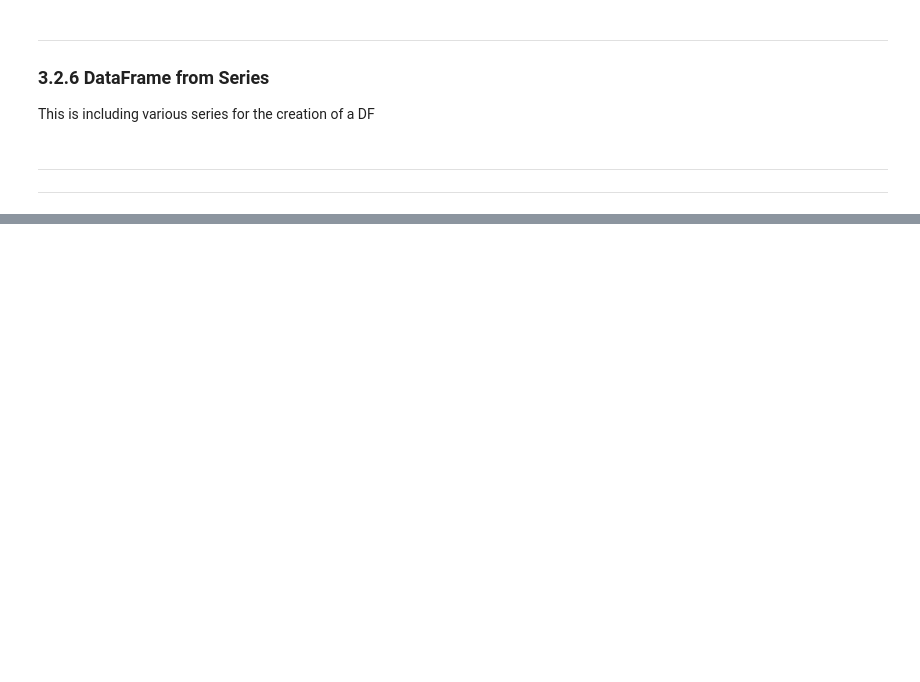
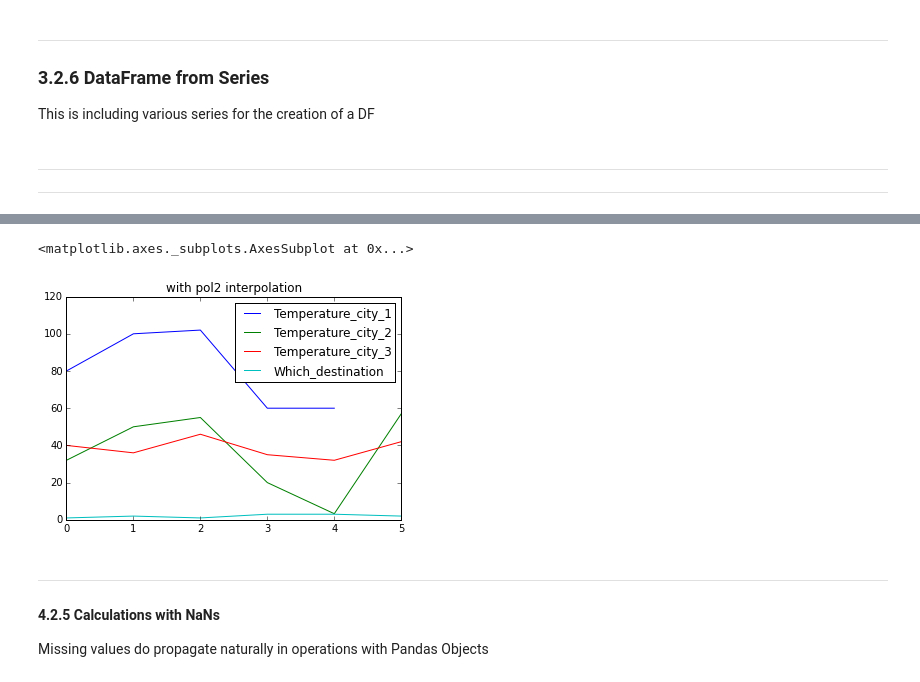
Before and after one commit to nkarast/notebooks, a Jupyter notebook: pandas_data_munging.ipynb, the cells around one changed output, grey strips where cells are left out. Cells and saved outputs as stored; diff of their text form; code cells hidden in the pictures; blank space fills up the shorter version.

Commit message:
update pandas

```diff
--- a/pandas_data_munging.ipynb
+++ b/pandas_data_munging.ipynb
@@ -708,0 +1167,11 @@ This is including various series for the creation of a DF
+# %%
+df_nulls.interpolate(method='polynomial', order=2).plot(title='with pol2 interpolation')
+# %% [output]
+<matplotlib.axes._subplots.AxesSubplot at 0x...>
+[figure, added]
+# %% [markdown]
+---
+
+#### 4.2.5 Calculations with NaNs
+
+Missing values do propagate naturally in operations with Pandas Objects
```
Also changed, not shown: parts of 104 cells of this notebook, 3 other files.
